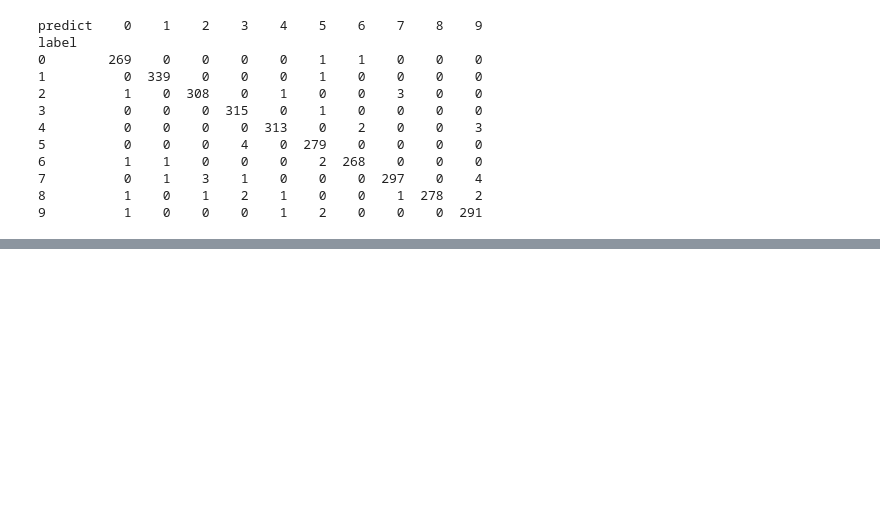
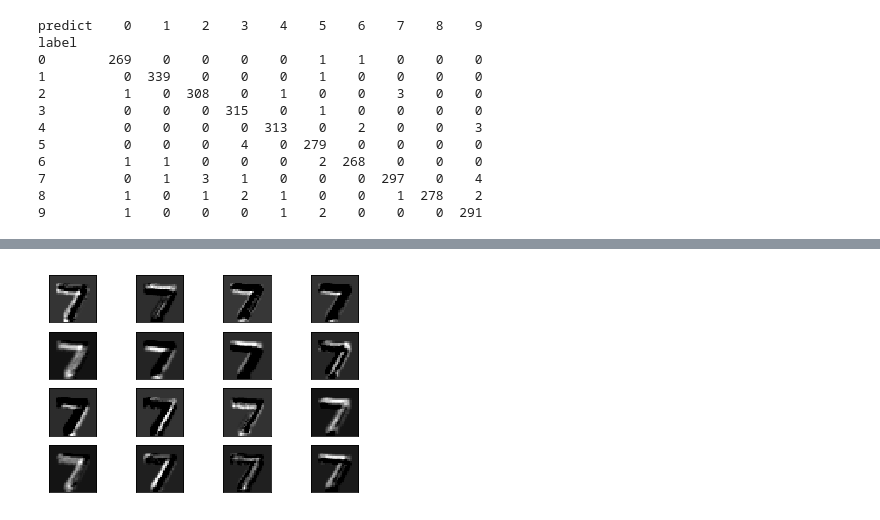
Before and after one commit to NickYuu/TensorFlow, a Jupyter notebook: Mnist/03-CNN.ipynb, the cells around one changed output, grey strips where cells are left out. Saved outputs shown, nothing was run; the diff lists cells and outputs as text; code cells hidden in the pictures; blank space fills up the shorter version.

```diff
--- a/Mnist/03-CNN.ipynb
+++ b/Mnist/03-CNN.ipynb
@@ -220,0 +273,4 @@ label
+# %%
+plot_conv_layer(C1_Conv, image1, 16)
+# %% [output]
+[figure, added]
```
Also changed, not shown: parts of 9 cells of this notebook.
